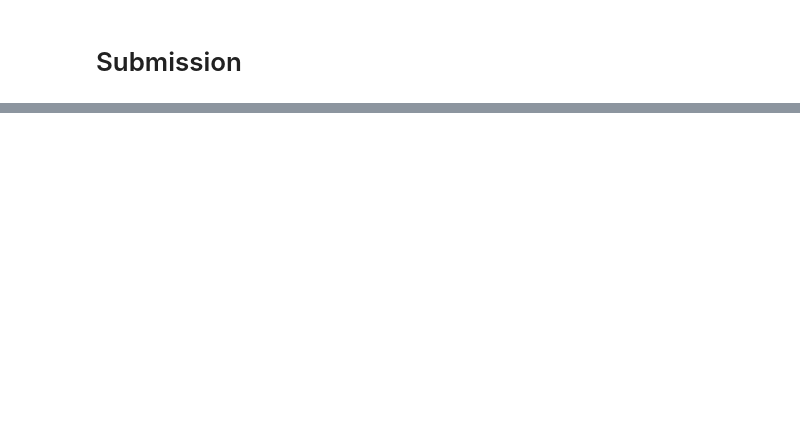
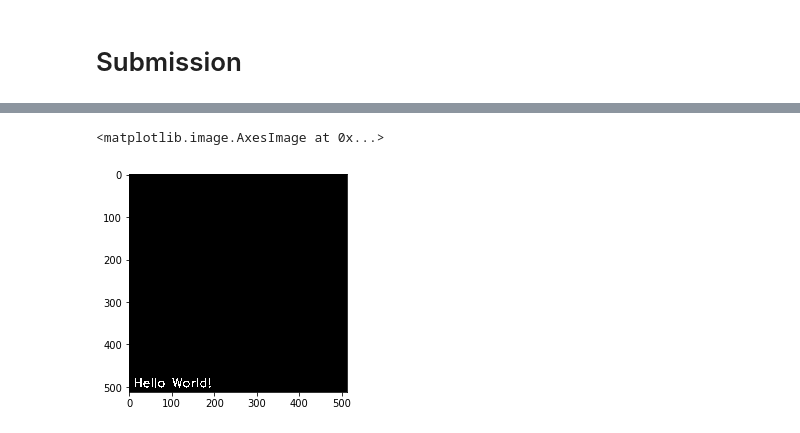
Before and after one commit to knguyen0105/CarND-Advanced-Lane-Lines, a Jupyter notebook: advanced-lane-finding.ipynb, the cells around one changed output, grey strips where cells are left out. Cells and saved outputs as stored; diff of their text form; code cells hidden in the pictures; blank space fills up the shorter version.

```diff
--- a/advanced-lane-finding.ipynb
+++ b/advanced-lane-finding.ipynb
@@ -562,3 +550,20 @@ HTML("""
   <source src="{0}">
 </video>
 """.format(challenge_output))
+# %%
+import numpy as np
+import cv2
+
+# Create a black image
+img = np.zeros((512,512,3), np.uint8)
+
+# Write some Text
+font = cv2.FONT_HERSHEY_SIMPLEX
+cv2.putText(img,'Hello World!',(10,500), font, 1,(255,255,255),2)
+
+#Display the image
+plt.figure()
+plt.imshow(img)
+# %% [output]
+<matplotlib.image.AxesImage at 0x...>
+[figure, added]
```
Also changed, not shown: parts of 14 cells of this notebook, 2 other files.
